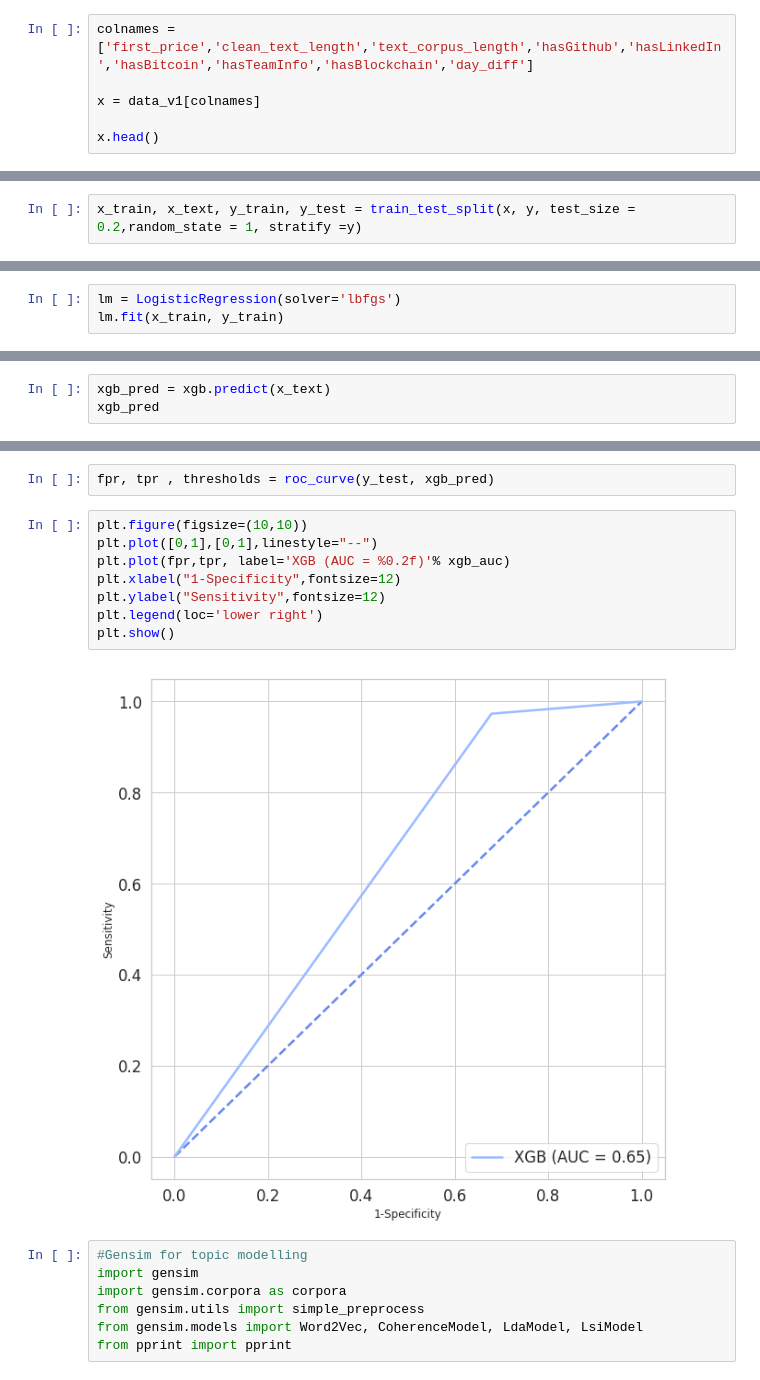
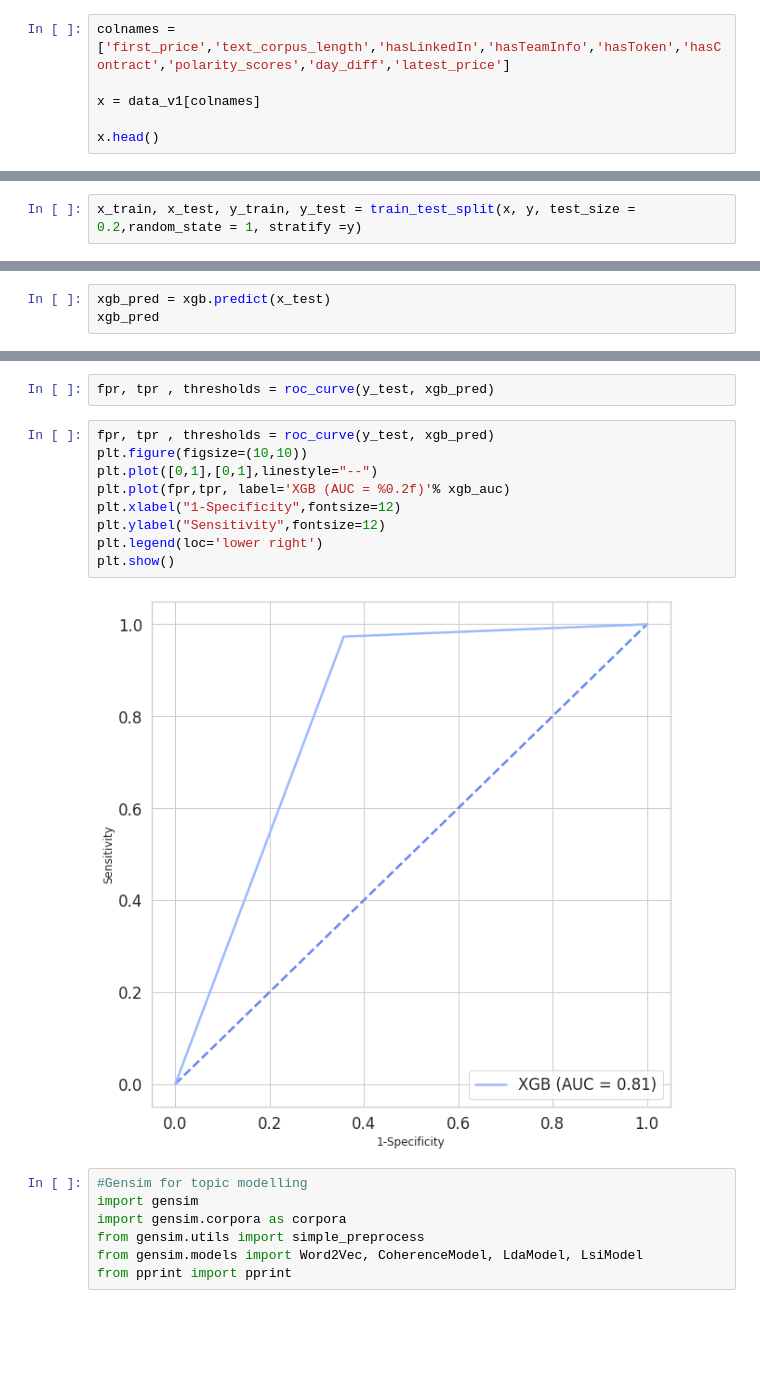
Before and after one commit to aziz0519/Data-Science-Projects, a Jupyter notebook: Text_analytics_of_blockchain_whitepapers.ipynb, the cells around one changed output, grey strips where cells are left out. Saved outputs shown, nothing was run; the diff lists cells and outputs as text; blank space fills up the shorter version.

```diff
--- a/Text_analytics_of_blockchain_whitepapers.ipynb
+++ b/Text_analytics_of_blockchain_whitepapers.ipynb
@@ -517,5 +530,5 @@ import random
 # %%
-colnames = ['first_price','clean_text_length','text_corpus_length','hasGithub','hasLinkedIn','hasBitcoin','hasTeamInfo','hasBlockchain','day_diff']
+colnames = ['first_price','text_corpus_length','hasLinkedIn','hasTeamInfo','hasToken','hasContract','polarity_scores','day_diff','latest_price']
 
 x = data_v1[colnames]
 
@@ -539,7 +552,7 @@ y.head()
 4    1
 Name: price_drop_true, dtype: int64
 # %%
-x_train, x_text, y_train, y_test = train_test_split(x, y, test_size = 0.2,random_state = 1, stratify =y)
+x_train, x_test, y_train, y_test = train_test_split(x, y, test_size = 0.2,random_state = 1, stratify =y)
 # %%
 #establish baseline
 
@@ -568,3 +580,0 @@ print(confusion_matrix(random_list,y_test))
-# %%
-lm = LogisticRegression(solver='lbfgs')
-lm.fit(x_train, y_train)
@@ -707,6 +674,6 @@ XGBClassifier(base_score=0.5, booster='gbtree', colsample_bylevel=1,
               reg_alpha=0, reg_lambda=1, scale_pos_weight=1, seed=None,
               silent=None, subsample=1, verbosity=1)
 # %%
-xgb_pred = xgb.predict(x_text)
+xgb_pred = xgb.predict(x_test)
 xgb_pred
 # %% [output]
@@ -743,15 +710,16 @@ AUC: 0.647
 # %%
 fpr, tpr , thresholds = roc_curve(y_test, xgb_pred)
 # %%
+fpr, tpr , thresholds = roc_curve(y_test, xgb_pred)
 plt.figure(figsize=(10,10))
 plt.plot([0,1],[0,1],linestyle="--")
 plt.plot(fpr,tpr, label='XGB (AUC = %0.2f)'% xgb_auc)
 plt.xlabel("1-Specificity",fontsize=12)
 plt.ylabel("Sensitivity",fontsize=12)
 plt.legend(loc='lower right')
 plt.show()
 # %% [output]
-[figure, old version]
+[figure, new version]
 # %%
 #Gensim for topic modelling
 import gensim
```
Also changed, not shown: parts of 93 cells of this notebook.
